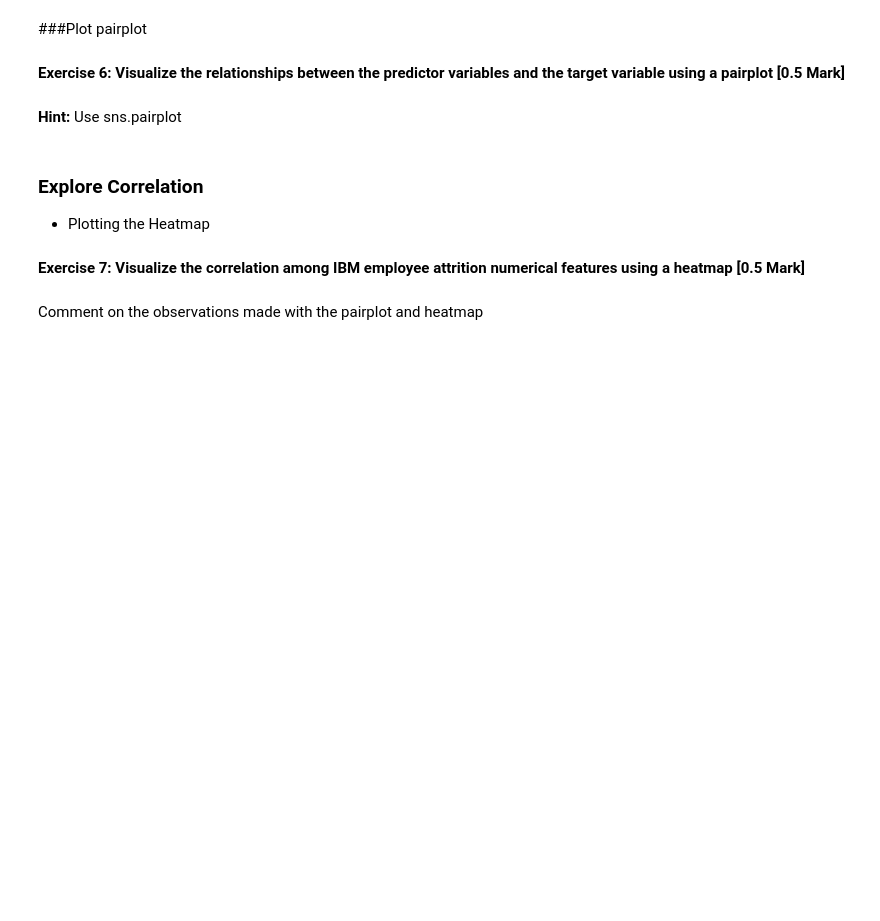
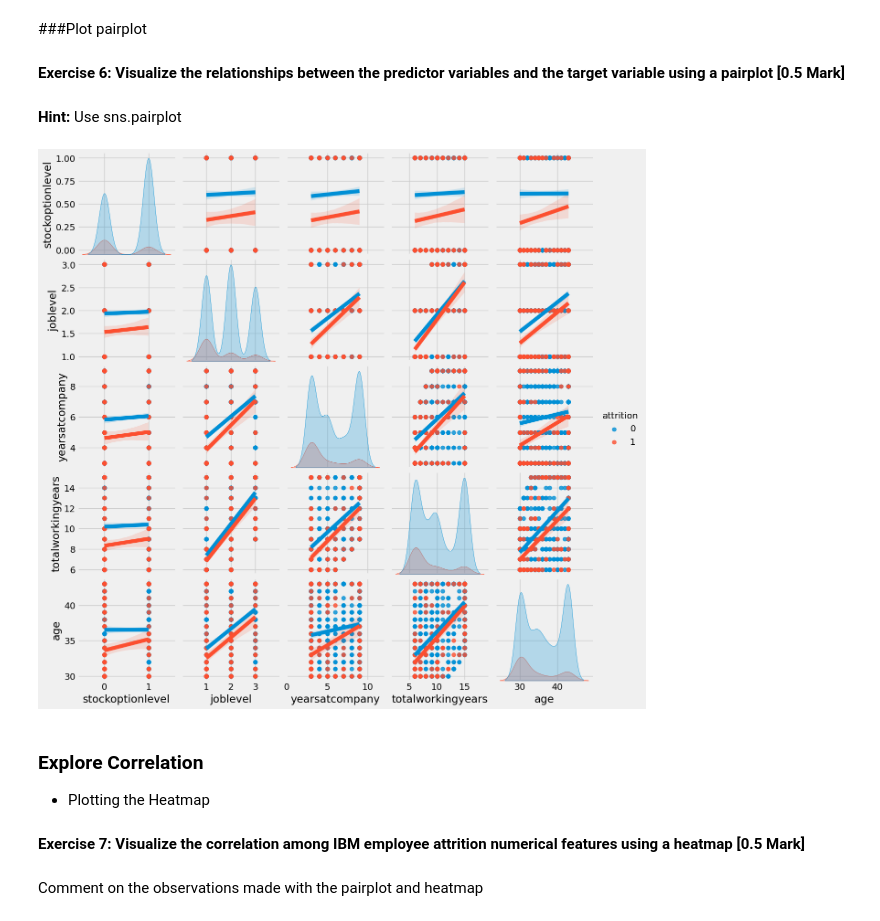
Before and after one commit to Shrutiba/iisc_cds, a Jupyter notebook: M2_MP4_NB_Employee_Attrition_Prediction.ipynb, the cells around one changed output. Saved outputs shown, nothing was run; the diff lists cells and outputs as text; code cells hidden in the pictures; blank space fills up the shorter version.

```diff
--- a/M2_MP4_NB_Employee_Attrition_Prediction.ipynb
+++ b/M2_MP4_NB_Employee_Attrition_Prediction.ipynb
@@ -141,0 +376,5 @@ First, we want to get a sense of our data:
+# %%
+# Conducting Feature Selection by various Filter Methods
+#1. Correlation Method
+f1_correlation = edata[enumerical_col + ['attrition']].corr()['attrition'].abs().sort_values(ascending=False)
+print(f1_correlation)
@@ -165,6 +470,13 @@ If there is any imbalance in the dataset then a few techniques can be utilised (
 # %%
 # Visualize a pairplot with relevant features
 # YOUR CODE HERE
+selected_columns = f1_correlation.index[:6]
+
+# Create pair plot with 'Attrition' as hue
+sns.pairplot(edata[selected_columns], hue='attrition',kind='reg')
+plt.show()
+# %% [output]
+[figure, added]
 # %% [markdown]
 ### Explore Correlation
 
```
Also changed, not shown: parts of 32 cells of this notebook.
